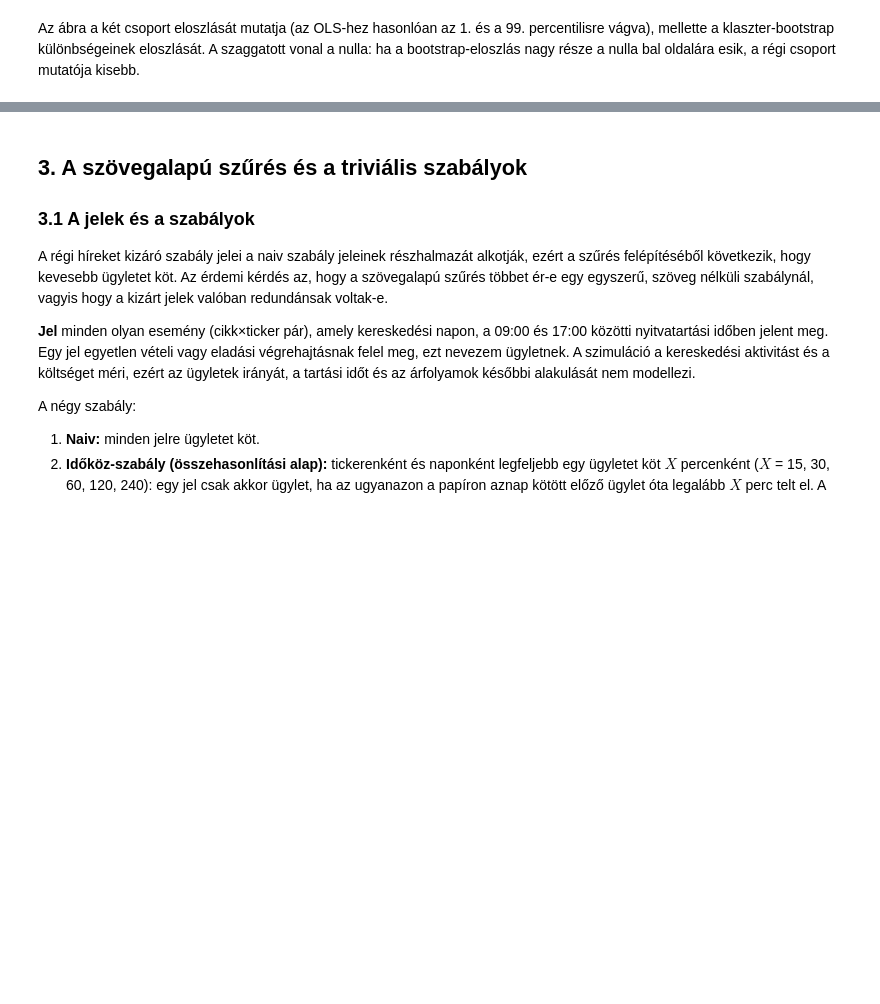
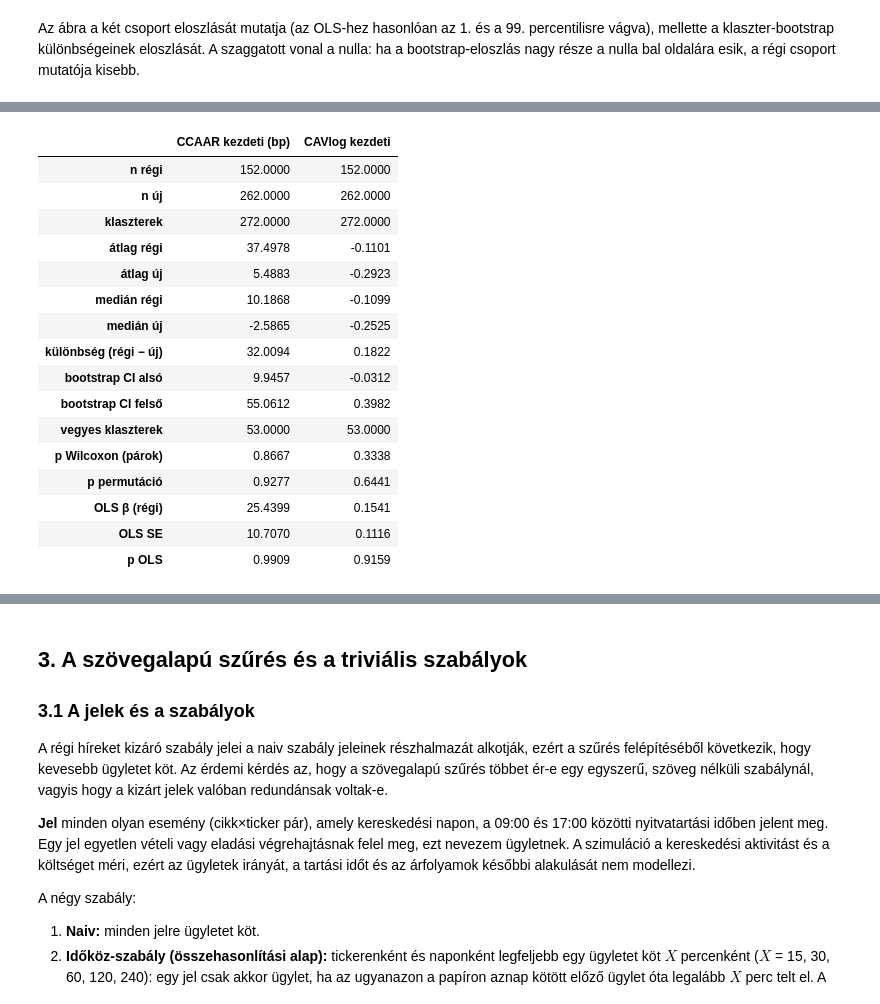
Before and after one commit to Tamacsa/BGE-Szakdolgozat, a Jupyter notebook: 04_h1b_rq2_szakdolgozat.ipynb, the cells around one changed output, grey strips where cells are left out. Saved outputs shown, nothing was run; the diff lists cells and outputs as text; code cells hidden in the pictures; blank space fills up the shorter version.

```diff
--- a/04_h1b_rq2_szakdolgozat.ipynb
+++ b/04_h1b_rq2_szakdolgozat.ipynb
@@ -351,0 +381,23 @@ display(h1b_robusztus.round(3))
+# %%
+egyceges = fo[~fo.tobbceges]
+h1b_egyceges = pd.DataFrame({nev: h1b_tesztek(egyceges, oszlop)
+                             for oszlop, nev in [("ccaar_kezdeti", "CCAAR kezdeti (bp)"), ("cavlog_kezdeti", "CAVlog kezdeti")]})
+display(h1b_egyceges.round(4))
+# %% [output]
+|  | CCAAR kezdeti (bp) | CAVlog kezdeti |
+| n régi | 152.0000 | 152.0000 |
+| n új | 262.0000 | 262.0000 |
+| klaszterek | 272.0000 | 272.0000 |
+| átlag régi | 37.4978 | -0.1101 |
+| átlag új | 5.4883 | -0.2923 |
+| medián régi | 10.1868 | -0.1099 |
+| medián új | -2.5865 | -0.2525 |
+| különbség (régi − új) | 32.0094 | 0.1822 |
+| bootstrap CI alsó | 9.9457 | -0.0312 |
+| bootstrap CI felső | 55.0612 | 0.3982 |
+| vegyes klaszterek | 53.0000 | 53.0000 |
+| p Wilcoxon (párok) | 0.8667 | 0.3338 |
+| p permutáció | 0.9277 | 0.6441 |
+| OLS β (régi) | 25.4399 | 0.1541 |
+| OLS SE | 10.7070 | 0.1116 |
+| p OLS | 0.9909 | 0.9159 |
```
Also changed, not shown: parts of 15 cells of this notebook.
